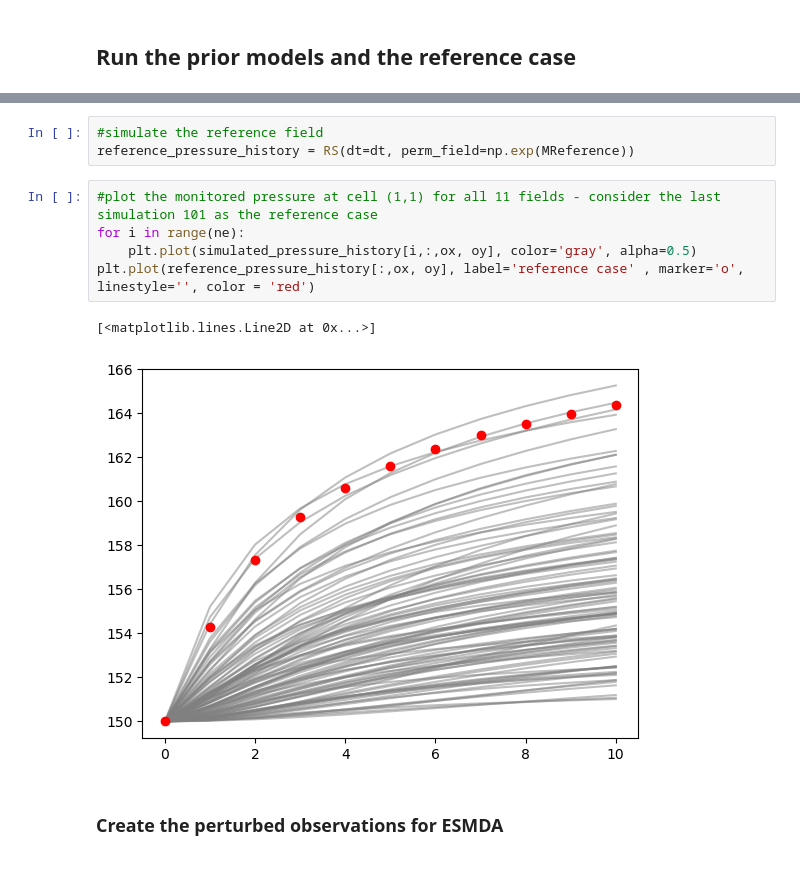
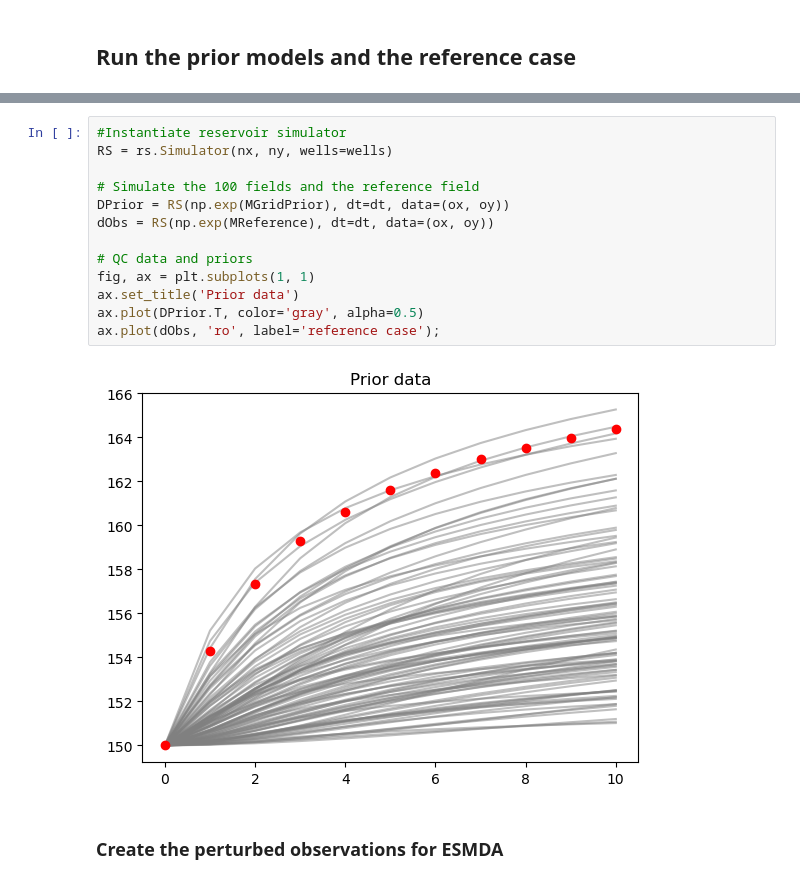
Before and after one commit to tuda-geo/resmda, a Jupyter notebook: notebooks/dev-ESMDA.ipynb, the cells around one changed output, grey strips where cells are left out. Drawn from its saved outputs; the diff is of its cells as text.

```diff
--- a/notebooks/dev-ESMDA.ipynb
+++ b/notebooks/dev-ESMDA.ipynb
@@ -95,14 +77,18 @@ DPrior = simulated_pressure_history[:, :, ox, oy]
-# %%
-#simulate the reference field
-reference_pressure_history = RS(dt=dt, perm_field=np.exp(MReference))
-# %%
-#plot the monitored pressure at cell (1,1) for all 11 fields - consider the last simulation 101 as the reference case
-for i in range(ne):
-    plt.plot(simulated_pressure_history[i,:,ox, oy], color='gray', alpha=0.5)
-plt.plot(reference_pressure_history[:,ox, oy], label='reference case' , marker='o', linestyle='', color = 'red')
-# %% [output]
-[<matplotlib.lines.Line2D at 0x...>]
-[figure, removed]
+# %%
+#Instantiate reservoir simulator
+RS = rs.Simulator(nx, ny, wells=wells)
+
+# Simulate the 100 fields and the reference field
+DPrior = RS(np.exp(MGridPrior), dt=dt, data=(ox, oy))
+dObs = RS(np.exp(MReference), dt=dt, data=(ox, oy))
+
+# QC data and priors
+fig, ax = plt.subplots(1, 1)
+ax.set_title('Prior data')
+ax.plot(DPrior.T, color='gray', alpha=0.5)
+ax.plot(dObs, 'ro', label='reference case');
+# %% [output]
+[figure, added]
 # %% [markdown]
 ### Create the perturbed observations for ESMDA
 # %% [markdown]
```
Also changed, not shown: parts of 12 cells of this notebook, 1 other file.
